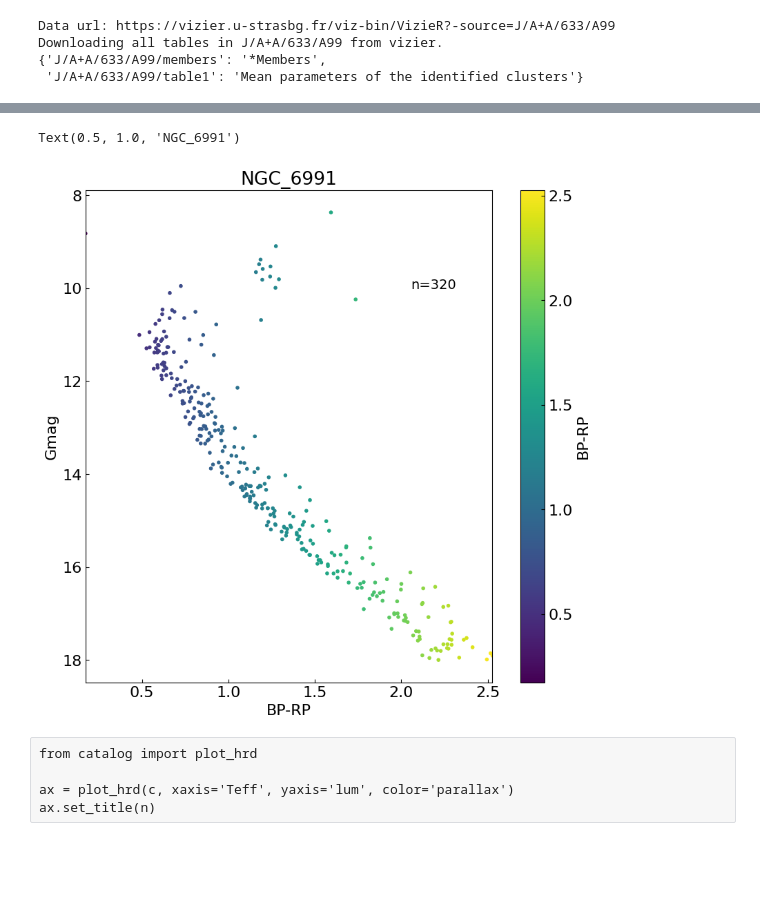
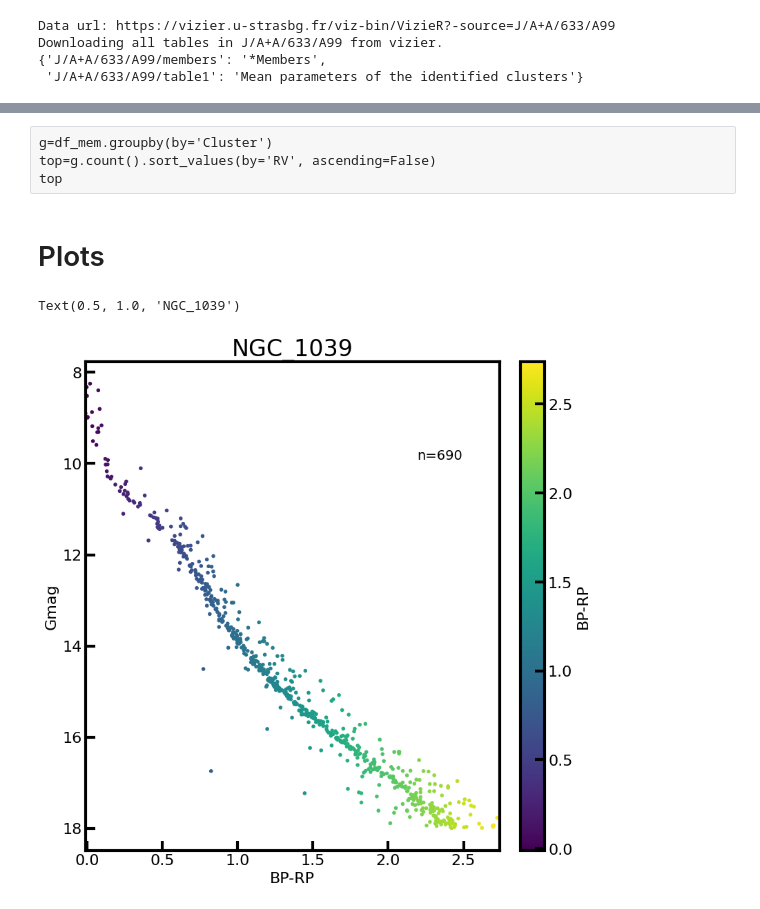
Before and after one commit to jpdeleon/wakai, a Jupyter notebook: notebooks/cluster_catalog.ipynb, the cells around one changed output, grey strips where cells are left out. Drawn from its saved outputs; the diff is of its cells as text; code cells hidden in the pictures; blank space fills up the shorter version.

```diff
--- a/notebooks/cluster_catalog.ipynb
+++ b/notebooks/cluster_catalog.ipynb
@@ -277,0 +193,13 @@ ax, hdu = plot_finder_image(obj_coord, fov_radius=fov_rad, survey='DSS2 Red', re
+# %%
+#replace name to be compatible with other catalogs' naming formats
+df_mem = df_mem.rename({"Cluster": "Name",
+                        "Source": "GaiaDR3",
+                        "Proba": "Prob",
+                        "RA_ICRS": "ra",
+                        "DE_ICRS": "dec",
+                        "pmRA": "pmra",
+                        "pmDE": "pmdec",
+                        "Plx": "parallax",
+                        "RV": "radial_velocity"
+                        }, axis=1)
+df_mem.head()
@@ -278,13 +234,16 @@ ax, hdu = plot_finder_image(obj_coord, fov_radius=fov_rad, survey='DSS2 Red', re
+# %% [raw]
+g=df_mem.groupby(by='Cluster')
+top=g.count().sort_values(by='RV', ascending=False)
+top
+# %% [markdown]
+# Plots
 # %%
 from catalog import plot_cmd
 
-ax = plot_cmd(c, xaxis='BP-RP', yaxis='Gmag', color='BP-RP')
-ax.set_title(n)
+cname = "NGC_1039"
+d = df_mem.query("Name==@cname")
+ax = plot_cmd(d, xaxis='BP-RP', yaxis='Gmag', color='BP-RP')
+ax.set_title(cname)
 # %% [output]
-Text(0.5, 1.0, 'NGC_6991')
+Text(0.5, 1.0, 'NGC_1039')
-[figure, old version]
+[figure, new version]
-# %% [raw]
-from catalog import plot_hrd
-
-ax = plot_hrd(c, xaxis='Teff', yaxis='lum', color='parallax')
-ax.set_title(n)
```
Also changed, not shown: parts of 27 cells of this notebook, 21 other files.
